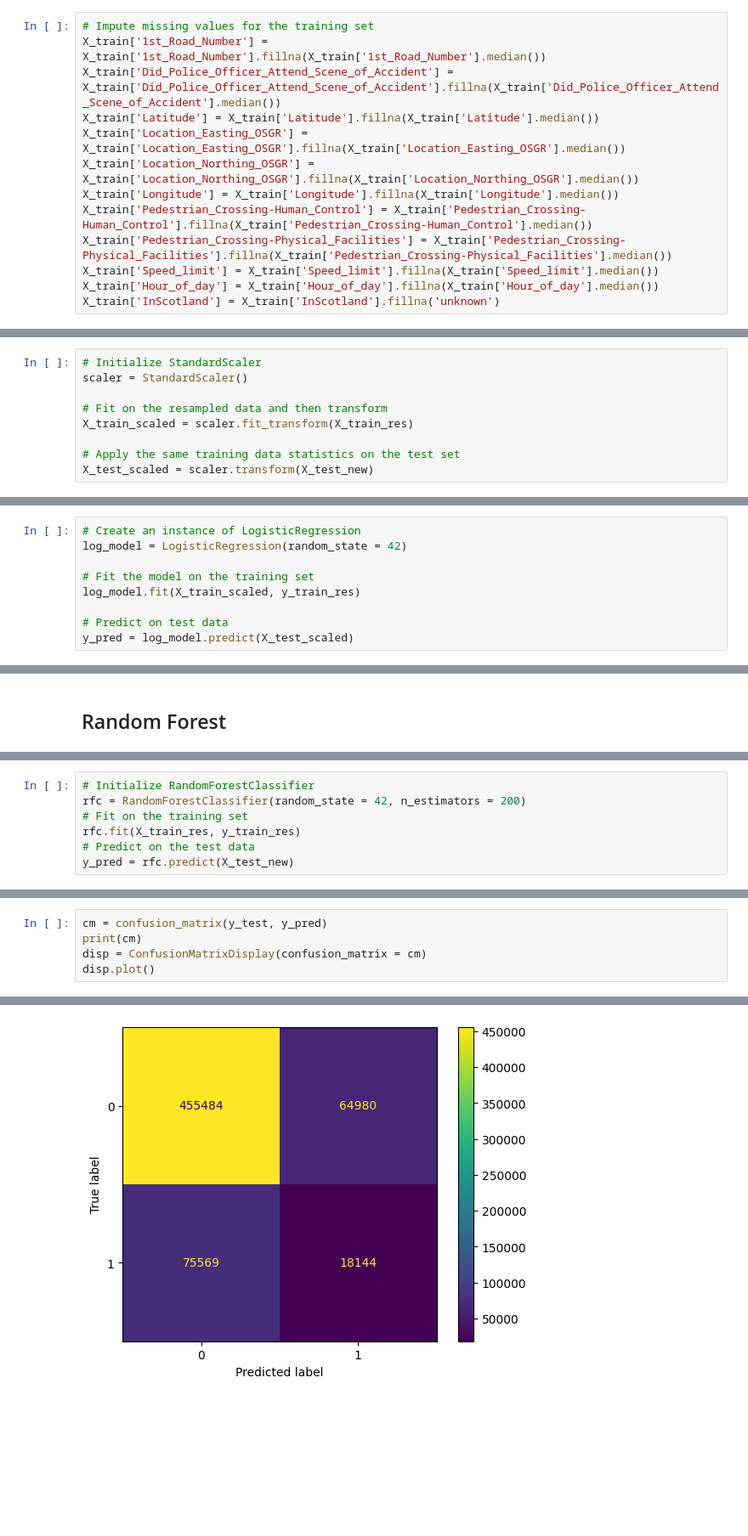
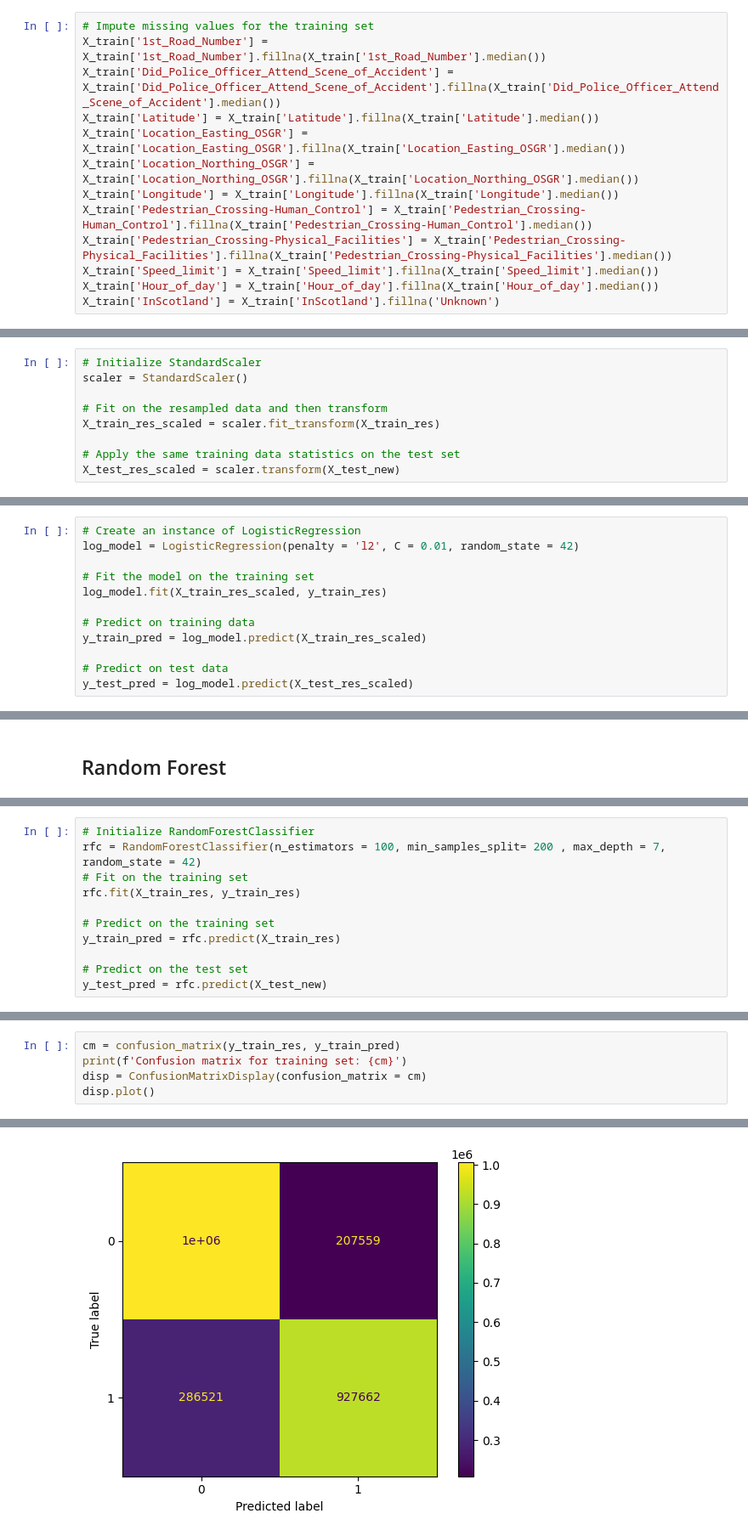
Before and after one commit to AnhPPPP/Portfolio-Projects, a Jupyter notebook: road_accident_severity_project.ipynb, the cells around one changed output, grey strips where cells are left out. Shown at 85% size. Cells and saved outputs as stored; diff of their text form; blank space fills up the shorter version.

```diff
--- a/road_accident_severity_project.ipynb
+++ b/road_accident_severity_project.ipynb
@@ -734,7 +750,7 @@ X_train['Pedestrian_Crossing-Human_Control'] = X_train['Pedestrian_Crossing-Huma
 X_train['Pedestrian_Crossing-Physical_Facilities'] = X_train['Pedestrian_Crossing-Physical_Facilities'].fillna(X_train['Pedestrian_Crossing-Physical_Facilities'].median())
 X_train['Speed_limit'] = X_train['Speed_limit'].fillna(X_train['Speed_limit'].median())
 X_train['Hour_of_day'] = X_train['Hour_of_day'].fillna(X_train['Hour_of_day'].median())
-X_train['InScotland'] = X_train['InScotland'].fillna('unknown')
+X_train['InScotland'] = X_train['InScotland'].fillna('Unknown')
 # %%
 # Impute missing values for test set
 X_test['1st_Road_Number'] = X_test['1st_Road_Number'].fillna(X_train['1st_Road_Number'].median())
@@ -856,9 +863,9 @@ from sklearn.preprocessing import StandardScaler
 scaler = StandardScaler()
 
 # Fit on the resampled data and then transform
-X_train_scaled = scaler.fit_transform(X_train_res)
+X_train_res_scaled = scaler.fit_transform(X_train_res)
 
 # Apply the same training data statistics on the test set
-X_test_scaled = scaler.transform(X_test_new)
+X_test_res_scaled = scaler.transform(X_test_new)
 # %% [markdown]
 ## Logistic Regression Model
@@ -868,10 +872,13 @@ from sklearn.metrics import confusion_matrix, ConfusionMatrixDisplay, classifica
 # %%
 # Create an instance of LogisticRegression
-log_model = LogisticRegression(random_state = 42)
+log_model = LogisticRegression(penalty = 'l2', C = 0.01, random_state = 42)
 
 # Fit the model on the training set
-log_model.fit(X_train_scaled, y_train_res)
+log_model.fit(X_train_res_scaled, y_train_res)
+
+# Predict on training data
+y_train_pred = log_model.predict(X_train_res_scaled)
 
 # Predict on test data
-y_pred = log_model.predict(X_test_scaled)
+y_test_pred = log_model.predict(X_test_res_scaled)
 # %%
@@ -904,8 +931,12 @@ from sklearn.ensemble import RandomForestClassifier
 # %%
 # Initialize RandomForestClassifier
-rfc = RandomForestClassifier(random_state = 42, n_estimators = 200)
+rfc = RandomForestClassifier(n_estimators = 100, min_samples_split= 200 , max_depth = 7, random_state = 42)
 # Fit on the training set
 rfc.fit(X_train_res, y_train_res)
-# Predict on the test data
-y_pred = rfc.predict(X_test_new)
+
+# Predict on the training set
+y_train_pred = rfc.predict(X_train_res)
+
+# Predict on the test set
+y_test_pred = rfc.predict(X_test_new)
 # %%
@@ -922,6 +963,6 @@ weighted avg       0.76      0.77      0.77    614177
 # %%
-cm = confusion_matrix(y_test, y_pred)
-print(cm)
+cm = confusion_matrix(y_train_res, y_train_pred)
+print(f'Confusion matrix for training set: {cm}')
 disp = ConfusionMatrixDisplay(confusion_matrix = cm)
 disp.plot()
 # %% [output]
@@ -930,2 +971,2 @@ disp.plot()
 <sklearn.metrics._plot.confusion_matrix.ConfusionMatrixDisplay at 0x...>
-[figure, old version]
+[figure, new version]
```
Also changed, not shown: parts of 33 cells of this notebook.
